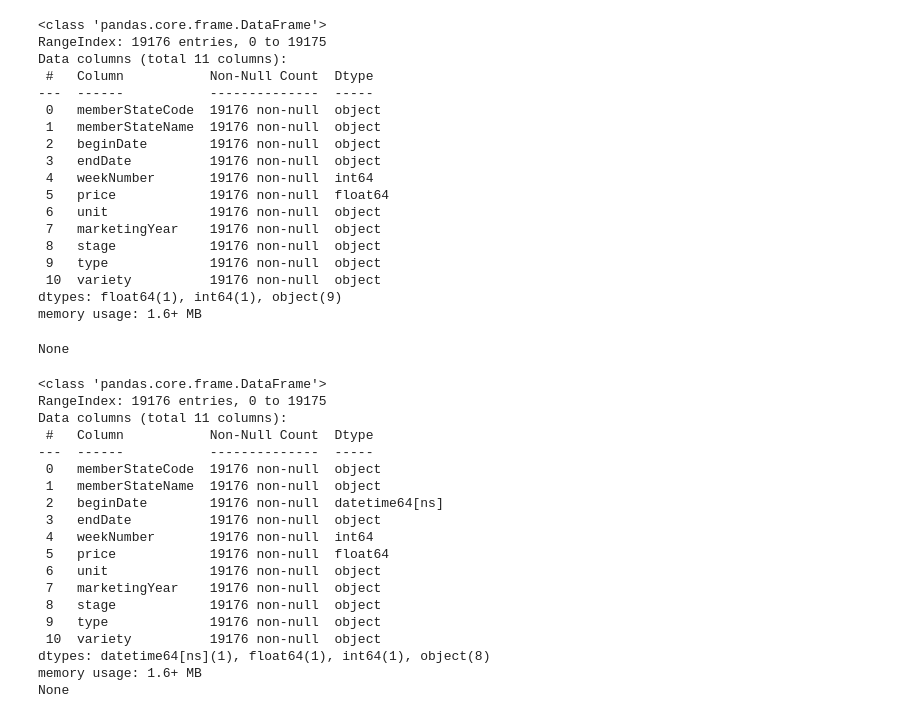
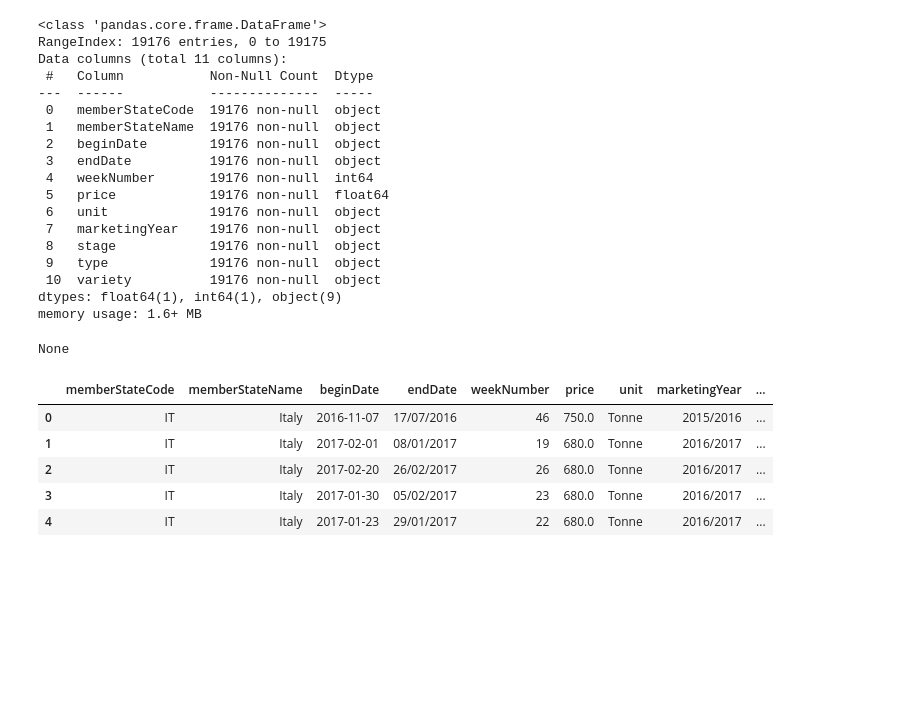
Before and after one commit to JohnsenClasses/final-project-schneider-thapa-koirala, a Jupyter notebook: euriceinfo.ipynb, the cells around one changed output. Cells and saved outputs as stored; diff of their text form; code cells hidden in the pictures; blank space fills up the shorter version.

```diff
--- a/euriceinfo.ipynb
+++ b/euriceinfo.ipynb
@@ -39,28 +39,16 @@ memory usage: 1.6+ MB
 None
 # %%
 # formating the beginDate and endDate into Datetime data type
-df_riceprice["beginDate"]=pd.to_datetime(df_riceprice["beginDate"],yearfirst=True)
-print(df_riceprice.info())
+display(df_riceprice.head(5))
+#df_riceprice["beginDate"]=pd.to_datetime(df_riceprice["beginDate"],yearfirst=True, infer_datetime_format=True)
+#print(df_riceprice.info())
 # %% [output]
-<class 'pandas.core.frame.DataFrame'>
-RangeIndex: 19176 entries, 0 to 19175
-Data columns (total 11 columns):
- #   Column           Non-Null Count  Dtype
----  ------           --------------  -----
- 0   memberStateCode  19176 non-null  object
- 1   memberStateName  19176 non-null  object
- 2   beginDate        19176 non-null  datetime64[ns]
- 3   endDate          19176 non-null  object
- 4   weekNumber       19176 non-null  int64
- 5   price            19176 non-null  float64
- 6   unit             19176 non-null  object
- 7   marketingYear    19176 non-null  object
- 8   stage            19176 non-null  object
- 9   type             19176 non-null  object
- 10  variety          19176 non-null  object
-dtypes: datetime64[ns](1), float64(1), int64(1), object(8)
-memory usage: 1.6+ MB
-None
+|  | memberStateCode | memberStateName | beginDate | endDate | weekNumber | price | unit | marketingYear | ... |
+| 0 | IT | Italy | 2016-11-07 | 17/07/2016 | 46 | 750.0 | Tonne | 2015/2016 | ... |
+| 1 | IT | Italy | 2017-02-01 | 08/01/2017 | 19 | 680.0 | Tonne | 2016/2017 | ... |
+| 2 | IT | Italy | 2017-02-20 | 26/02/2017 | 26 | 680.0 | Tonne | 2016/2017 | ... |
+| 3 | IT | Italy | 2017-01-30 | 05/02/2017 | 23 | 680.0 | Tonne | 2016/2017 | ... |
+| 4 | IT | Italy | 2017-01-23 | 29/01/2017 | 22 | 680.0 | Tonne | 2016/2017 | ... |
 # %%
 # Filtering by Year from RAW data
 series_byyear=df_riceprice_rawdata.beginDate.str.extract(r"[/](\d{4})") #Series data for each year
```
Also changed, not shown: parts of 5 cells of this notebook, 1 other file.
